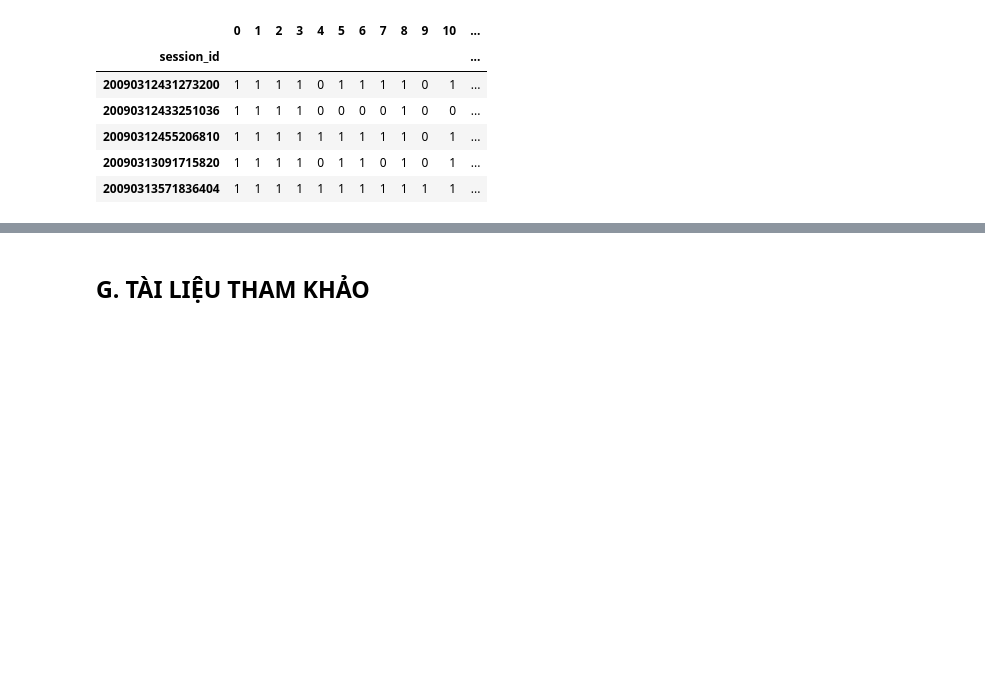
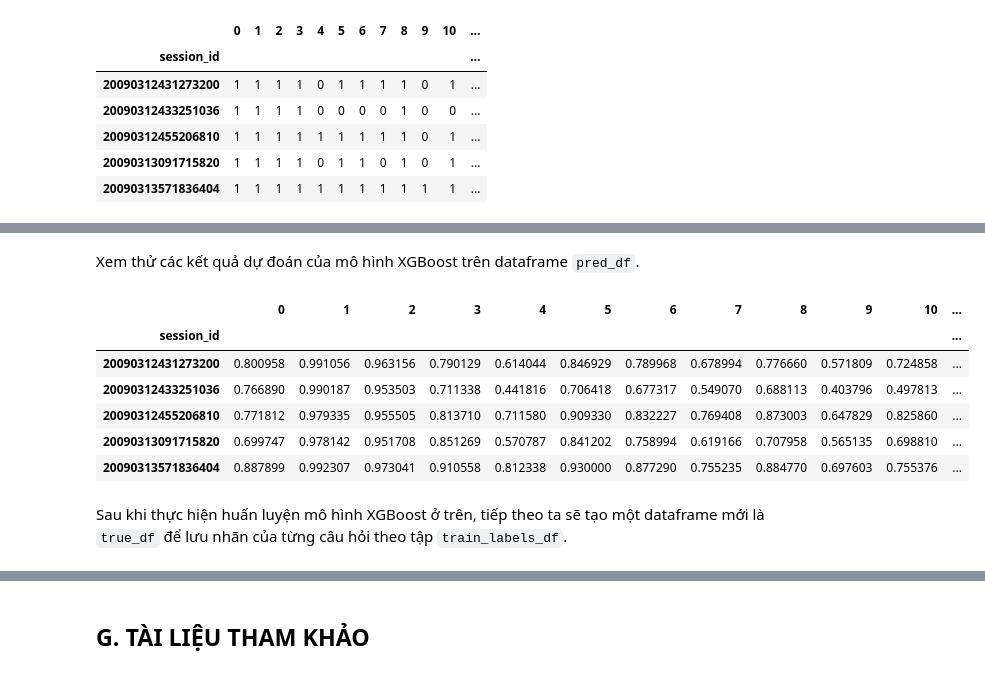
Before and after one commit to vt-khang/KHDLUD-FinalProject, a Jupyter notebook: 19120511_19120526_19120539.ipynb, the cells around one changed output, grey strips where cells are left out. Cells and saved outputs as stored; diff of their text form; code cells hidden in the pictures; blank space fills up the shorter version.

Commit message:
update: xgboost

```diff
--- a/19120511_19120526_19120539.ipynb
+++ b/19120511_19120526_19120539.ipynb
@@ -1069,0 +1152,14 @@ modified_pred_df.head()
+# %% [markdown]
+Xem thử các kết quả dự đoán của mô hình XGBoost trên dataframe `pred_df`.
+# %%
+pred_df.head()
+# %% [output]
+|  | 0 | 1 | 2 | 3 | 4 | 5 | 6 | 7 | 8 | 9 | 10 | ... |
+| session_id |  |  |  |  |  |  |  |  |  |  |  | ... |
+| 20090312431273200 | 0.800958 | 0.991056 | 0.963156 | 0.790129 | 0.614044 | 0.846929 | 0.789968 | 0.678994 | 0.776660 | 0.571809 | 0.724858 | ... |
+| 20090312433251036 | 0.766890 | 0.990187 | 0.953503 | 0.711338 | 0.441816 | 0.706418 | 0.677317 | 0.549070 | 0.688113 | 0.403796 | 0.497813 | ... |
+| 20090312455206810 | 0.771812 | 0.979335 | 0.955505 | 0.813710 | 0.711580 | 0.909330 | 0.832227 | 0.769408 | 0.873003 | 0.647829 | 0.825860 | ... |
+| 20090313091715820 | 0.699747 | 0.978142 | 0.951708 | 0.851269 | 0.570787 | 0.841202 | 0.758994 | 0.619166 | 0.707958 | 0.565135 | 0.698810 | ... |
+| 20090313571836404 | 0.887899 | 0.992307 | 0.973041 | 0.910558 | 0.812338 | 0.930000 | 0.877290 | 0.755235 | 0.884770 | 0.697603 | 0.755376 | ... |
+# %% [markdown]
+Sau khi thực hiện huấn luyện mô hình XGBoost ở trên, tiếp theo ta sẽ tạo một dataframe mới là `true_df` để lưu nhãn của từng câu hỏi theo tập `train_labels_df`.
```
Also changed, not shown: parts of 13 cells of this notebook.
